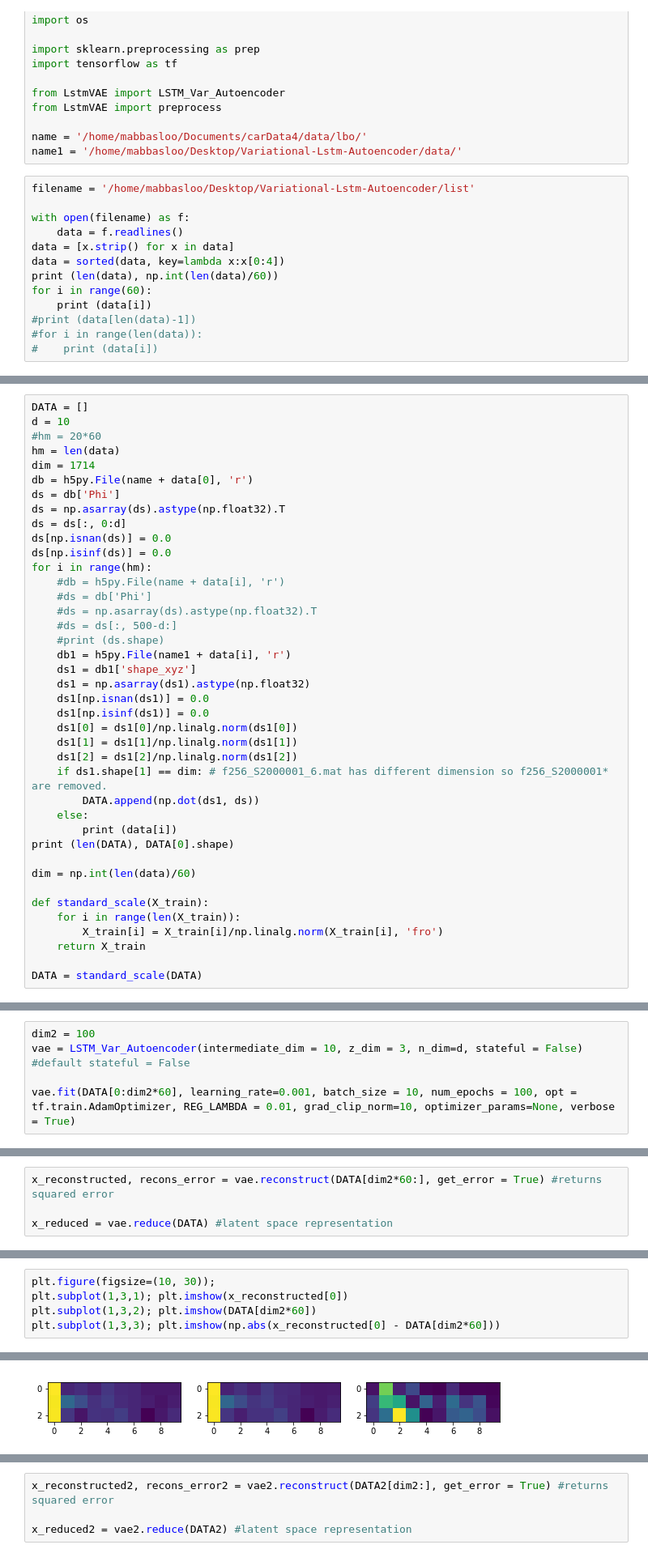
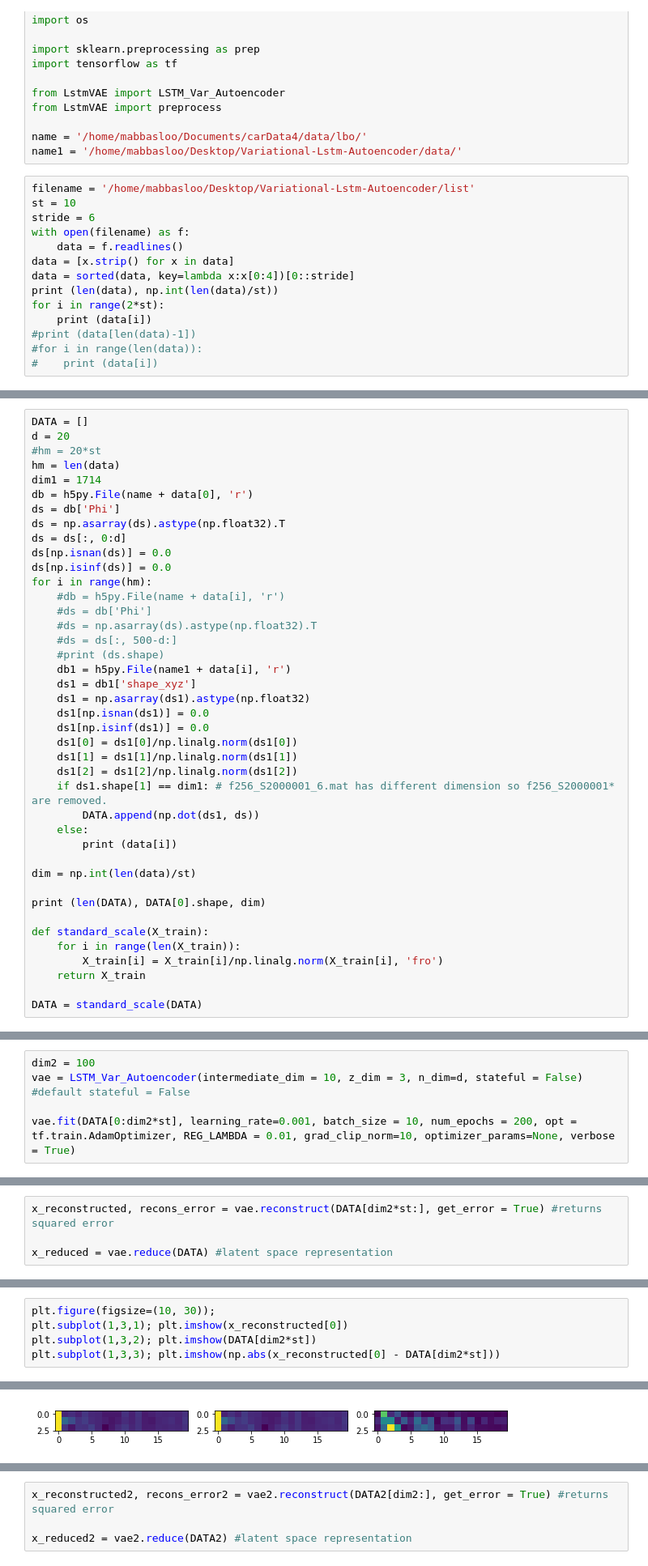
Before and after one commit to abbasloo/dnnAutoEm, a Jupyter notebook: carCrashLBO.ipynb, the cells around one changed output, grey strips where cells are left out. Shown at 81% size. Drawn from its saved outputs; the diff is of its cells as text.

```diff
--- a/carCrashLBO.ipynb
+++ b/carCrashLBO.ipynb
@@ -15,13 +15,14 @@ name = '/home/mabbasloo/Documents/carData4/data/lbo/'
 name1 = '/home/mabbasloo/Desktop/Variational-Lstm-Autoencoder/data/'
 # %%
 filename = '/home/mabbasloo/Desktop/Variational-Lstm-Autoencoder/list'
-
+st = 10
+stride = 6
 with open(filename) as f:
     data = f.readlines()
 data = [x.strip() for x in data]
-data = sorted(data, key=lambda x:x[0:4])
-print (len(data), np.int(len(data)/60))
-for i in range(60):
+data = sorted(data, key=lambda x:x[0:4])[0::stride]
+print (len(data), np.int(len(data)/st))
+for i in range(2*st):
     print (data[i])
 #print (data[len(data)-1])
 #for i in range(len(data)):
@@ -47,9 +48,9 @@ f001_S2000001_60.mat
 # %%
 DATA = []
-d = 10
-#hm = 20*60
+d = 20
+#hm = 20*st
 hm = len(data)
-dim = 1714
+dim1 = 1714
 db = h5py.File(name + data[0], 'r')
 ds = db['Phi']
 ds = np.asarray(ds).astype(np.float32).T
@@ -70,13 +71,14 @@ for i in range(hm):
     ds1[0] = ds1[0]/np.linalg.norm(ds1[0])
     ds1[1] = ds1[1]/np.linalg.norm(ds1[1])
     ds1[2] = ds1[2]/np.linalg.norm(ds1[2])
-    if ds1.shape[1] == dim: # f256_S2000001_6.mat has different dimension so f256_S2000001* are removed.
+    if ds1.shape[1] == dim1: # f256_S2000001_6.mat has different dimension so f256_S2000001* are removed.
         DATA.append(np.dot(ds1, ds))
     else:
         print (data[i])
-print (len(DATA), DATA[0].shape)
 
-dim = np.int(len(data)/60)
+dim = np.int(len(data)/st)
+
+print (len(DATA), DATA[0].shape, dim)
 
 def standard_scale(X_train):
     for i in range(len(X_train)):
@@ -124,7 +126,7 @@ plt.imshow(DATA[0])
 dim2 = 100
 vae = LSTM_Var_Autoencoder(intermediate_dim = 10, z_dim = 3, n_dim=d, stateful = False) #default stateful = False
 
-vae.fit(DATA[0:dim2*60], learning_rate=0.001, batch_size = 10, num_epochs = 100, opt = tf.train.AdamOptimizer, REG_LAMBDA = 0.01, grad_clip_norm=10, optimizer_params=None, verbose = True)
+vae.fit(DATA[0:dim2*st], learning_rate=0.001, batch_size = 10, num_epochs = 200, opt = tf.train.AdamOptimizer, REG_LAMBDA = 0.01, grad_clip_norm=10, optimizer_params=None, verbose = True)
 # %% [output]
 Training...
 
@@ -145,5 +148,5 @@ Training time 10.67 minutes
 # %%
-x_reconstructed, recons_error = vae.reconstruct(DATA[dim2*60:], get_error = True) #returns squared error
+x_reconstructed, recons_error = vae.reconstruct(DATA[dim2*st:], get_error = True) #returns squared error
 
 x_reduced = vae.reduce(DATA) #latent space representation
 # %%
@@ -170,9 +173,9 @@ Text(0.5, 0, 'latent 3')
 # %%
 plt.figure(figsize=(10, 30));
 plt.subplot(1,3,1); plt.imshow(x_reconstructed[0])
-plt.subplot(1,3,2); plt.imshow(DATA[dim2*60])
-plt.subplot(1,3,3); plt.imshow(np.abs(x_reconstructed[0] - DATA[dim2*60]))
+plt.subplot(1,3,2); plt.imshow(DATA[dim2*st])
+plt.subplot(1,3,3); plt.imshow(np.abs(x_reconstructed[0] - DATA[dim2*st]))
 # %% [output]
 <matplotlib.image.AxesImage at 0x...>
-[figure, old version]
+[figure, new version]
 # %%
```
Also changed, not shown: parts of 14 cells of this notebook.
